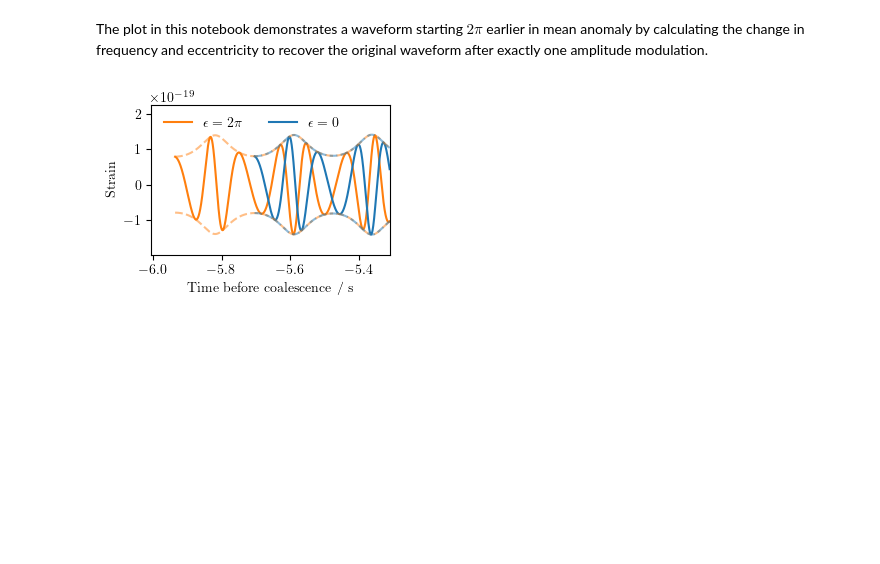
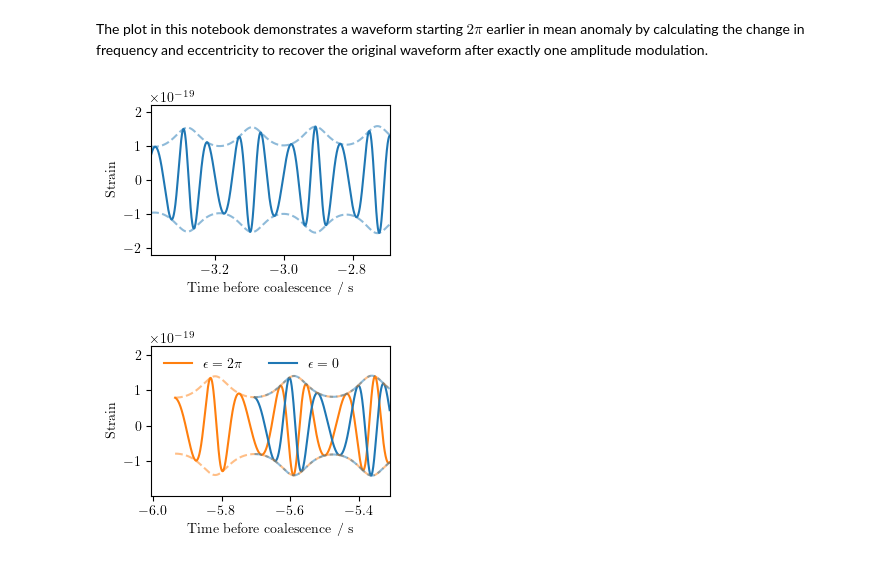
Before and after one commit to BenGPatterson/EccentricHarmonics, a Jupyter notebook: shifting_MA.ipynb, the cells around one changed output. Saved outputs shown, nothing was run; the diff lists cells and outputs as text; code cells hidden in the pictures; blank space fills up the shorter version.

Commit message:
added plot of solo teobresums waveform

```diff
--- a/shifting_MA.ipynb
+++ b/shifting_MA.ipynb
@@ -28,22 +28,38 @@ s_e = shifted_e(s_f, f_low, e)
 # Create shifted waveform
 s = gen_wf(s_f, s_e, chirp2total(chirp, q), q, sample_rate, 'TEOBResumS')
 # %%
-# Make plot
+# Make plot of original waveform
+plt.figure(figsize=(0.49*6.4,0.49*4.8))
+plt.plot(h.sample_times, h.real(), c='C0')
+plt.plot(h.sample_times, np.abs(h), c='C0', ls='dashed', alpha=0.5)
+plt.plot(h.sample_times, -np.abs(h), c='C0', ls='dashed', alpha=0.5)
+plt.xlabel('Time before coalescence / s')
+plt.ylabel('Strain')
+len_2pi = h.sample_times[0]-s.sample_times[0]
+plt.xlim(h.sample_times[0]+10*len_2pi, h.sample_times[0]+13*len_2pi)
+max_h = max(np.abs(h[:int(13*len_2pi*sample_rate)]))
+plt.ylim(-1.4*max_h, 1.4*max_h)
+plt.tight_layout()
+plt.savefig('Figures/EccWF.pgf')
+plt.show()
+
+# Make plot, shifting 2 pi in mean anomaly
 plt.figure(figsize=(0.49*6.4,0.49*4.8))
 plt.plot(s.sample_times, s.real(), c='C1', label='$\epsilon=2\pi$')
 plt.plot(h.sample_times, h.real(), c='C0', label='$\epsilon=0$')
 plt.plot(s.sample_times, np.abs(s), c='C1', ls='dashed', alpha=0.5)
 plt.plot(h.sample_times, np.abs(h), c='C0', ls='dashed', alpha=0.5)
 plt.plot(s.sample_times, -np.abs(s), c='C1', ls='dashed', alpha=0.5)
 plt.plot(h.sample_times, -np.abs(h), c='C0', ls='dashed', alpha=0.5)
 plt.legend(loc='upper left', frameon=False, ncol=2)
 plt.xlabel('Time before coalescence / s')
 plt.ylabel('Strain')
 len_2pi = h.sample_times[0]-s.sample_times[0]
 plt.xlim(s.sample_times[0]-0.3*len_2pi, h.sample_times[0]+1.7*len_2pi)
 max_h = max(np.abs(h[:int(1.7*len_2pi*sample_rate)]))
 plt.ylim(-1.4*max_h, 1.6*max_h)
 plt.tight_layout()
-plt.savefig('Figures/2piTA.pgf')
+plt.savefig('Figures/2piMA.pgf')
 # %% [output]
-[figure, old version]
+[figure, new version]
+[figure, added]
```
Also changed, not shown: 2 other files.
